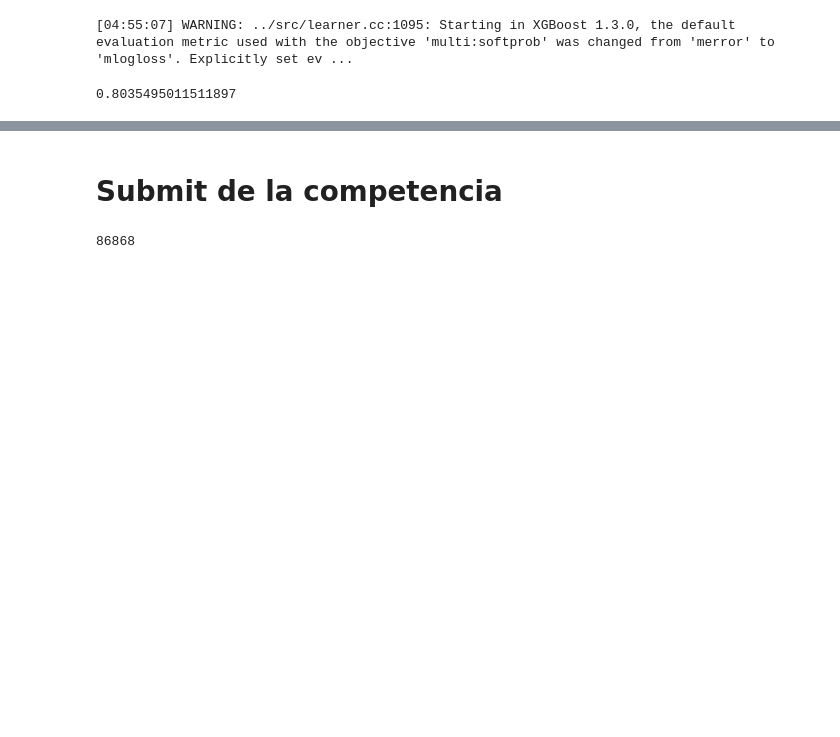
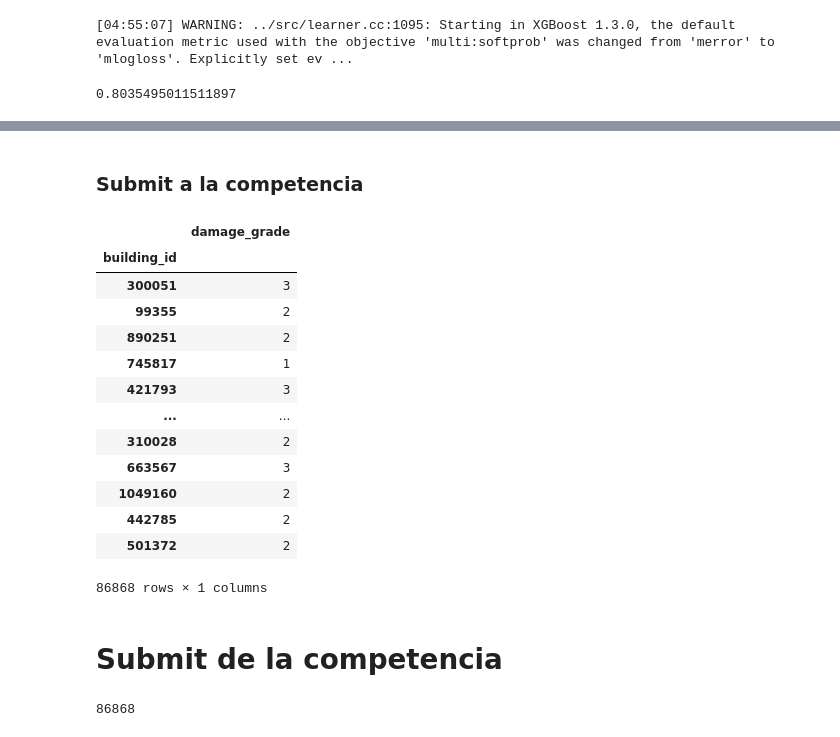
Before and after one commit to franvinas/7506-tp1, a Jupyter notebook: TP2.ipynb, the cells around one changed output, grey strips where cells are left out. Cells and saved outputs as stored; diff of their text form; code cells hidden in the pictures; blank space fills up the shorter version.

Commit message:
agrego catboost

```diff
--- a/TP2.ipynb
+++ b/TP2.ipynb
@@ -1130,0 +1139,4 @@ f1_score(y10_test,predicciones,average ='micro')
+# %%
+categorical_f=data.dtypes.loc[data.dtypes == 'category']
+categorical_f=categorical_f.keys().to_list()
+categorical_f
@@ -1131,3 +1302,30 @@ f1_score(y10_test,predicciones,average ='micro')
+# %% [markdown]
+### Submit a la competencia
+# %%
+test_values = pd.read_csv('test_values.csv')
+test_values = test_values.drop("building_id",axis=1)
+preds_class_submit = cb_od2.predict(test_values)
+
+submission_format = pd.read_csv('submission_format.csv', index_col='building_id')
+
+my_submission = pd.DataFrame(data=preds_class_submit,columns=submission_format.columns,index=submission_format.index)
+my_submission.to_csv('catboost1.csv')
+my_submission
+# %% [output]
+|  | damage_grade |
+| building_id |  |
+| 300051 | 3 |
+| 99355 | 2 |
+| 890251 | 2 |
+| 745817 | 1 |
+| 421793 | 3 |
+| ... | ... |
+| 310028 | 2 |
+| 663567 | 3 |
+| 1049160 | 2 |
+| 442785 | 2 |
+| 501372 | 2 |
+86868 rows × 1 columns
 # %% [markdown]
 # Submit de la competencia
 # %%
```
Also changed, not shown: parts of 23 cells of this notebook, 8 other files.
